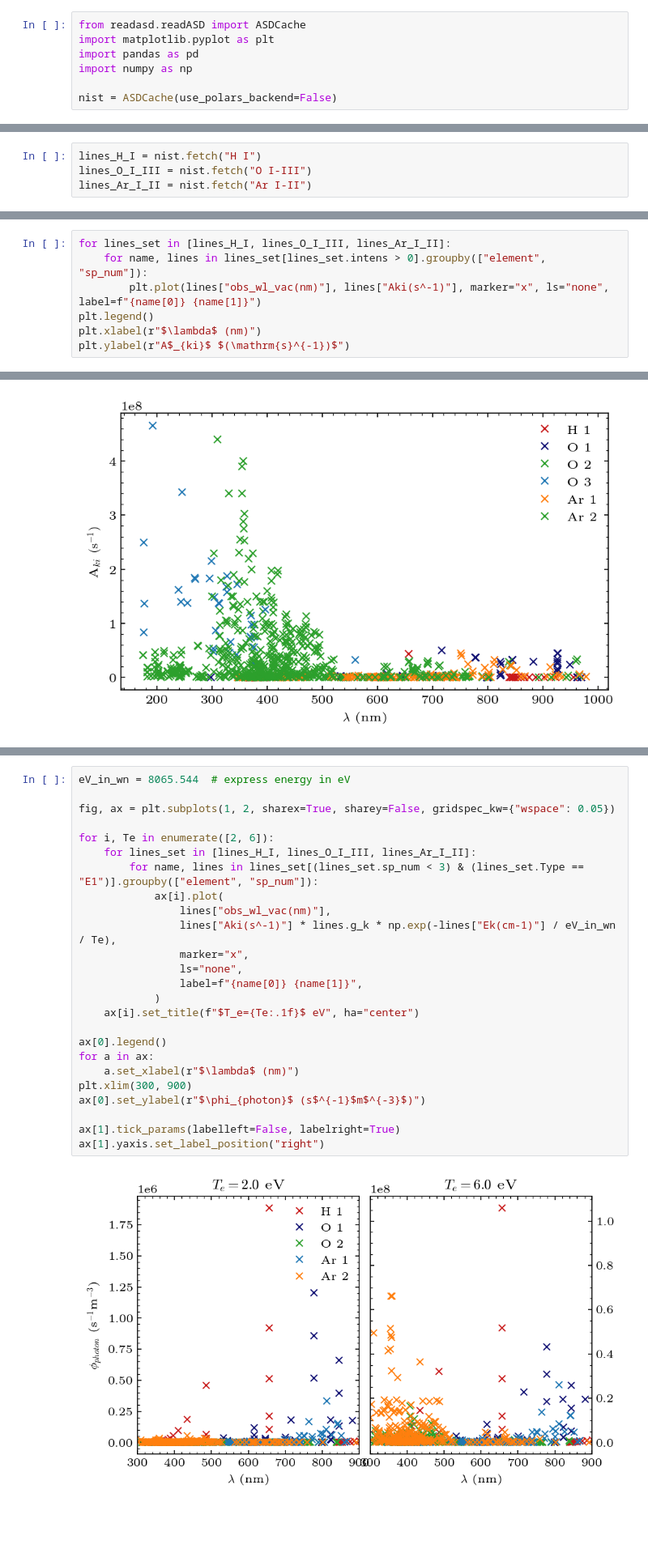
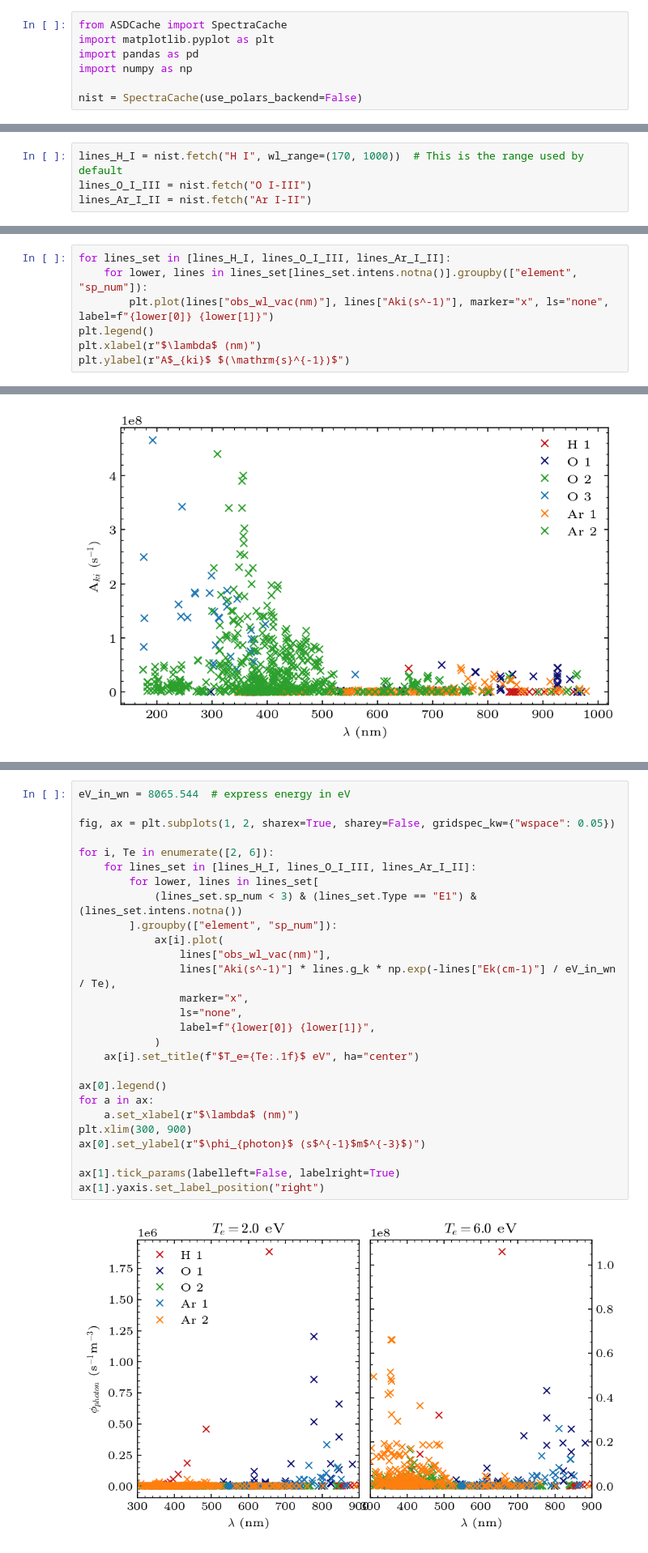
Before and after one commit to AntoineTUE/ASDCache, a Jupyter notebook: docs/examples.ipynb, the cells around one changed output, grey strips where cells are left out. Shown: that part at 81% size. Saved outputs shown, nothing was run; the diff lists cells and outputs as text; blank space fills up the shorter version.

Commit message:
rename project to ASDCache

```diff
--- a/docs/examples.ipynb
+++ b/docs/examples.ipynb
@@ -12,10 +12,10 @@ The `ASDCache` support either using `pandas` or `polars` as the dataframe backen
 # %%
-from readasd.readASD import ASDCache
+from ASDCache import SpectraCache
 import matplotlib.pyplot as plt
 import pandas as pd
 import numpy as np
 
-nist = ASDCache(use_polars_backend=False)
+nist = SpectraCache(use_polars_backend=False)
 # %% [markdown]
 Let's perform a lookup of the lines for several different species.
 
@@ -23,7 +23,7 @@ Each `fetch` will return a `DataFrame` containing the data contained in the NIST
 
 Notice that the first time you run these commands it may take several seconds to retrieve the requested data, but subsequent repetitions are fast.
 # %%
-lines_H_I = nist.fetch("H I")
+lines_H_I = nist.fetch("H I", wl_range=(170, 1000))  # This is the range used by default
 lines_O_I_III = nist.fetch("O I-III")
 lines_Ar_I_II = nist.fetch("Ar I-II")
 # %%
@@ -65,7 +69,7 @@ The NIST ASD tends to use roman numerals when querying a specific state (i.e. `H
 # %%
 for lines_set in [lines_H_I, lines_O_I_III, lines_Ar_I_II]:
-    for name, lines in lines_set[lines_set.intens > 0].groupby(["element", "sp_num"]):
-        plt.plot(lines["obs_wl_vac(nm)"], lines["Aki(s^-1)"], marker="x", ls="none", label=f"{name[0]} {name[1]}")
+    for lower, lines in lines_set[lines_set.intens.notna()].groupby(["element", "sp_num"]):
+        plt.plot(lines["obs_wl_vac(nm)"], lines["Aki(s^-1)"], marker="x", ls="none", label=f"{lower[0]} {lower[1]}")
 plt.legend()
 plt.xlabel(r"$\lambda$ (nm)")
 plt.ylabel(r"A$_{ki}$ $(\mathrm{s}^{-1})$")
@@ -97,30 +101,32 @@ Also notice that we only select electric dipole-allowed (E1) transitions, by fil
 # %%
 eV_in_wn = 8065.544  # express energy in eV
 
 fig, ax = plt.subplots(1, 2, sharex=True, sharey=False, gridspec_kw={"wspace": 0.05})
 
 for i, Te in enumerate([2, 6]):
     for lines_set in [lines_H_I, lines_O_I_III, lines_Ar_I_II]:
-        for name, lines in lines_set[(lines_set.sp_num < 3) & (lines_set.Type == "E1")].groupby(["element", "sp_num"]):
+        for lower, lines in lines_set[
+            (lines_set.sp_num < 3) & (lines_set.Type == "E1") & (lines_set.intens.notna())
+        ].groupby(["element", "sp_num"]):
             ax[i].plot(
                 lines["obs_wl_vac(nm)"],
                 lines["Aki(s^-1)"] * lines.g_k * np.exp(-lines["Ek(cm-1)"] / eV_in_wn / Te),
                 marker="x",
                 ls="none",
-                label=f"{name[0]} {name[1]}",
+                label=f"{lower[0]} {lower[1]}",
             )
     ax[i].set_title(f"$T_e={Te:.1f}$ eV", ha="center")
 
 ax[0].legend()
 for a in ax:
     a.set_xlabel(r"$\lambda$ (nm)")
 plt.xlim(300, 900)
 ax[0].set_ylabel(r"$\phi_{photon}$ (s$^{-1}$m$^{-3}$)")
 
 ax[1].tick_params(labelleft=False, labelright=True)
 ax[1].yaxis.set_label_position("right")
 # %% [output]
-[figure, old version]
+[figure, new version]
 # %% [markdown]
 ## Simulate the spectrum
 
```
Also changed, not shown: parts of 7 cells of this notebook, 13 other files.
